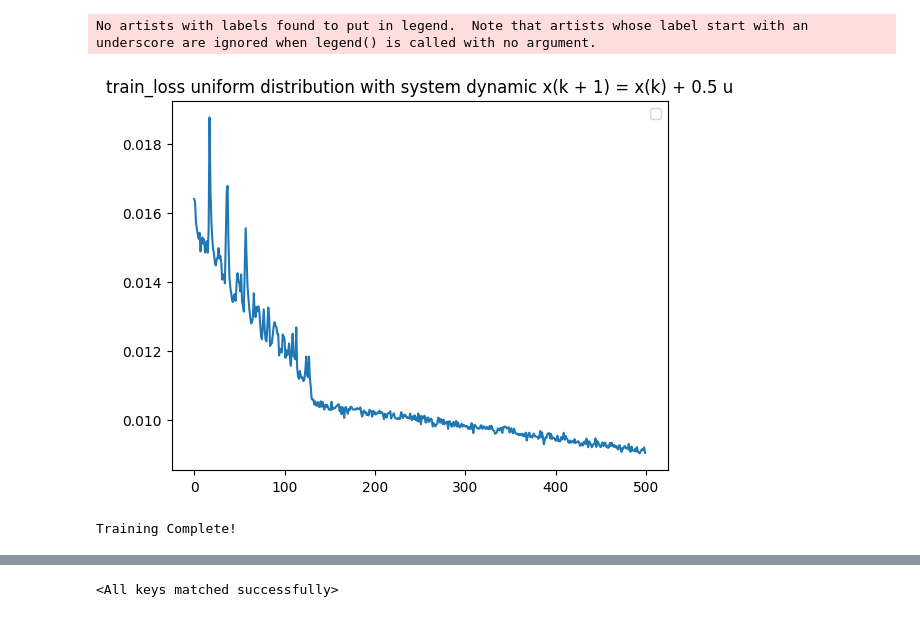
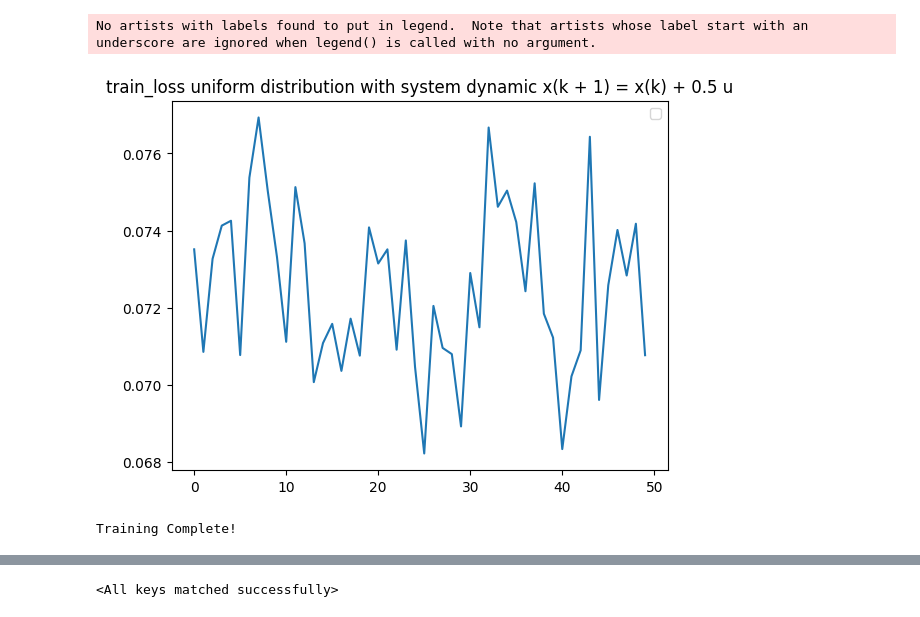
Before and after one commit to Justus-ui/Recursive_kan, a Jupyter notebook: train.ipynb, the cells around one changed output, grey strips where cells are left out. Saved outputs shown, nothing was run; the diff lists cells and outputs as text; code cells hidden in the pictures.

```diff
--- a/train.ipynb
+++ b/train.ipynb
@@ -21,14 +21,14 @@ def gen_sample(batch_size, N_agents, in_dim = None, L = None):
         x[:, :, i] = torch.clamp(x[:, :, i],min = 0, max=L[i])
     return x
 # %%
-N_Agents = 4
-in_dim = 1
+N_Agents = 1
+in_dim = 2
 batch_size = 256
 n_samples = 2048
 timesteps = 30
 lam = 0.5
-k_max = 32
-control_energy_reg = 1e-3#1e-6 ### regularization on maximum control energy
+k_max = 16
+control_energy_reg = 0#1e-6 ### regularization on maximum control energy
 u_max = 1 # does not do anything currently
 thres = 0#1e-2 ### softness on constraint (will penalize when this much outside of rect)
 dropout = 0
@@ -45,9 +45,10 @@ max_pdf = 5 / 3
 # %%
 from densities import uniform_rect_regions as pdf
 import functools
-region  = np.array([[[0, 0.3], [0, 0.3]],
-                    [[0.6, 0.9], [0.7, 0.9]]])
-#custom_pdf = functools.partial(pdf, regions=region)
+region  = np.array([[[0, 1.], [0, 1.]],
+                    #[[0.6, 0.9], [0.7, 0.9]]
+                    ])
+custom_pdf = functools.partial(pdf, regions=region)
 # %%
 import Ergodic_Loss
 import Recursive_KAN
@@ -59,4 +60,4 @@ importlib.reload(Ergodic_Loss)
 importlib.reload(Recursive_KAN)
 model = Recursive_KAN.KAN_RNN_Layer(N_Agents = N_Agents, in_dim = in_dim, hidden = 32, depth = 2, n_timesteps = timesteps,sys_param_lam= lam, u_max = u_max, network_type='multi', dropout = dropout)
 model.init_hidden(batch_size = batch_size)
-criterion = Ergodic_Loss.Ergodicity_Loss(N_Agents = N_Agents, n_timesteps = timesteps,L = None, in_dim = in_dim, k_max = k_max, thres = thres, control_energy_reg = control_energy_reg, density = 'custom',verbose = False, pdf = custom_pdf, max_pdf = max_pdf, num_samples = 10000)
+criterion = Ergodic_Loss.Ergodicity_Loss(N_Agents = N_Agents, n_timesteps = timesteps,L = None, in_dim = in_dim, k_max = k_max, thres = thres, control_energy_reg = control_energy_reg, density = 'custom',verbose = False, pdf = custom_pdf, max_pdf = 5/3, num_samples = 10000)
@@ -99,8 +94,8 @@ for epoch in range(epochs):
         for param_group in optimizer.param_groups:
             param_group['lr'] *= 0.1
         decreased = True
-    if avg_loss < 0.009:
-        break
+    #if avg_loss < 0.009:
+    #    break
 
     #scheduler.step(avg_loss) #### In our case test loss is the same as train loss
     print()
@@ -145,11 +156,11 @@ tensor(0.0089, grad_fn=<AddBackward0>)
 # %%
-plt.plot(train_loss[-500:])
+plt.plot(train_loss[-50:])
 plt.title(f'train_loss uniform distribution with system dynamic x(k + 1) = x(k) + {lam} u')
 plt.legend()
 plt.show()
 print("Training Complete!")
 # %% [output]
 No artists with labels found to put in legend.  Note that artists whose label start with an underscore are ignored when legend() is called with no argument.
-[figure, old version]
+[figure, new version]
 Training Complete!
 # %%
```
Also changed, not shown: parts of 6 cells of this notebook, 14 other files.
